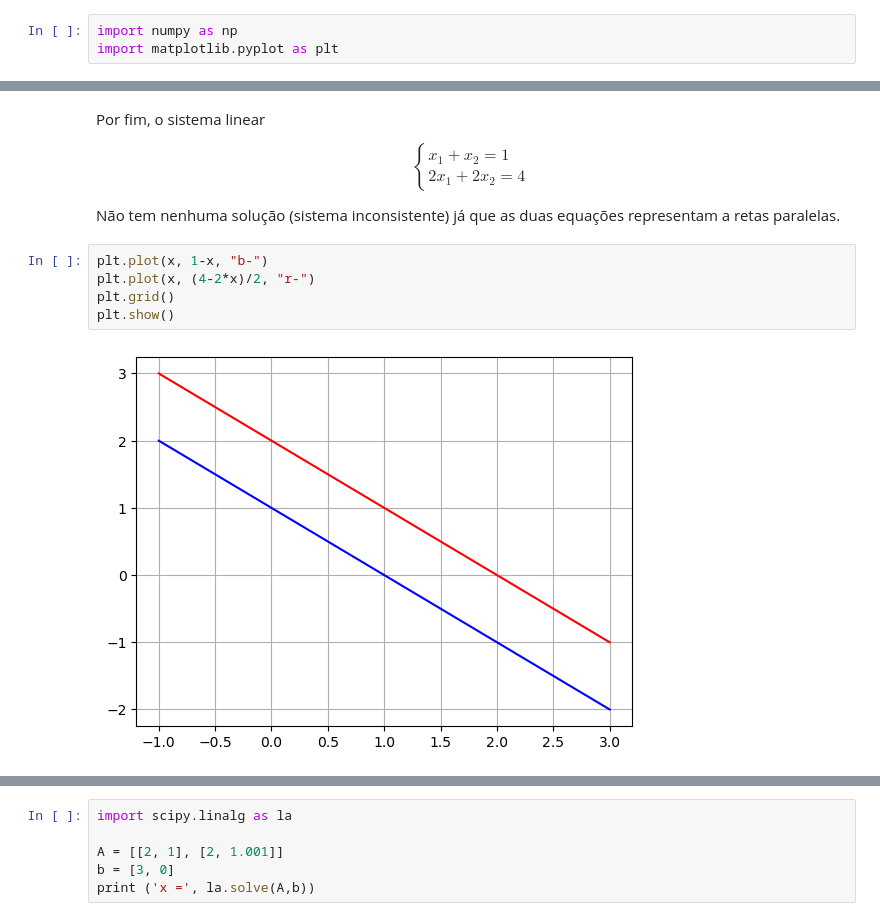
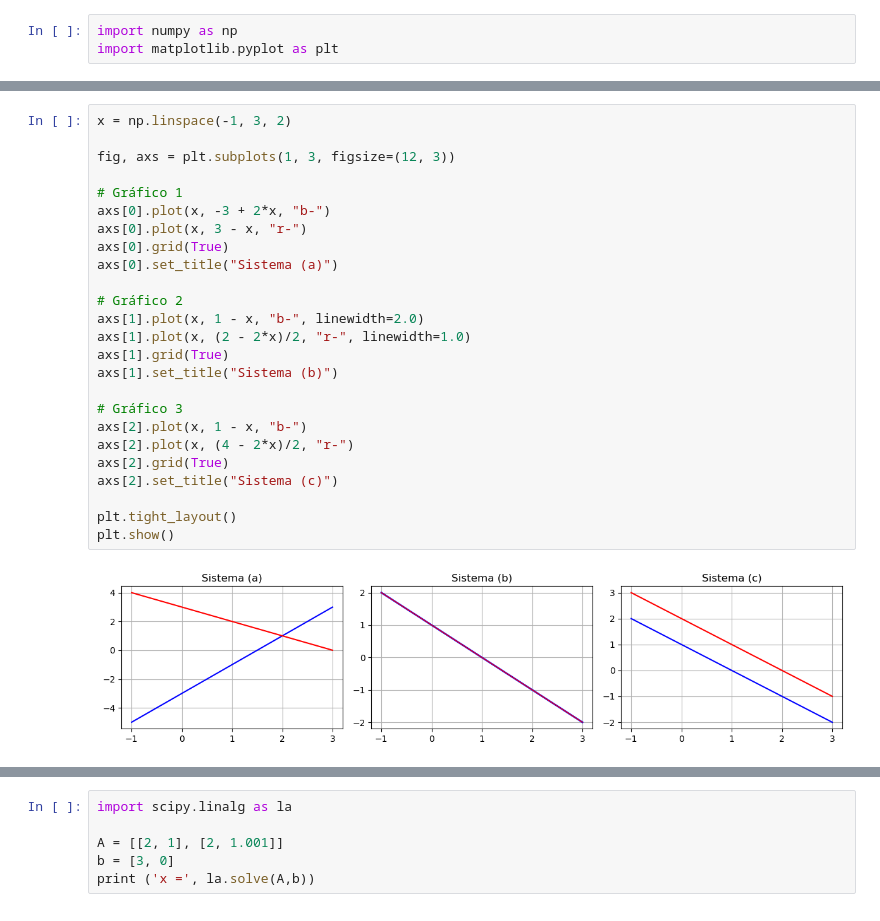
Before and after one commit to tiagoburiol/metodos_numericos_em_python, a Jupyter notebook: 3_SISTEMAS_LINEARES/3.1_forma_matricial_e_escalonamento.ipynb, the cells around one changed output, grey strips where cells are left out. Drawn from its saved outputs; the diff is of its cells as text.

```diff
--- a/3_SISTEMAS_LINEARES/3.1_forma_matricial_e_escalonamento.ipynb
+++ b/3_SISTEMAS_LINEARES/3.1_forma_matricial_e_escalonamento.ipynb
@@ -202,19 +176,30 @@ plt.show()
-# %% [markdown]
-Por fim, o sistema linear
-
-$$ \begin{cases}
-	         x_1 + x_2 = 1\\
-             2x_1 + 2x_2 = 4
-             \end{cases} $$
-
-Não tem nenhuma solução (sistema inconsistente) já que as duas equações representam a retas paralelas.
-# %%
-plt.plot(x, 1-x, "b-")
-plt.plot(x, (4-2*x)/2, "r-")
-plt.grid()
-plt.show()
-# %% [output]
-[figure, removed]
+# %%
+x = np.linspace(-1, 3, 2)
+
+fig, axs = plt.subplots(1, 3, figsize=(12, 3))
+
+# Gráfico 1
+axs[0].plot(x, -3 + 2*x, "b-")
+axs[0].plot(x, 3 - x, "r-")
+axs[0].grid(True)
+axs[0].set_title("Sistema (a)")
+
+# Gráfico 2
+axs[1].plot(x, 1 - x, "b-", linewidth=2.0)
+axs[1].plot(x, (2 - 2*x)/2, "r-", linewidth=1.0)
+axs[1].grid(True)
+axs[1].set_title("Sistema (b)")
+
+# Gráfico 3
+axs[2].plot(x, 1 - x, "b-")
+axs[2].plot(x, (4 - 2*x)/2, "r-")
+axs[2].grid(True)
+axs[2].set_title("Sistema (c)")
+
+plt.tight_layout()
+plt.show()
+# %% [output]
+[figure, added]
 # %% [markdown]
 Para sistema com três incógnitas, as equações envolvidas são geometricamente interpretadas como planos em $\mathbb R^3$. A figura abaixo mostra quatro possibilidades de posições relativas entre três planos distintos.
 
```
Also changed, not shown: parts of 32 cells of this notebook, 23 other files.
